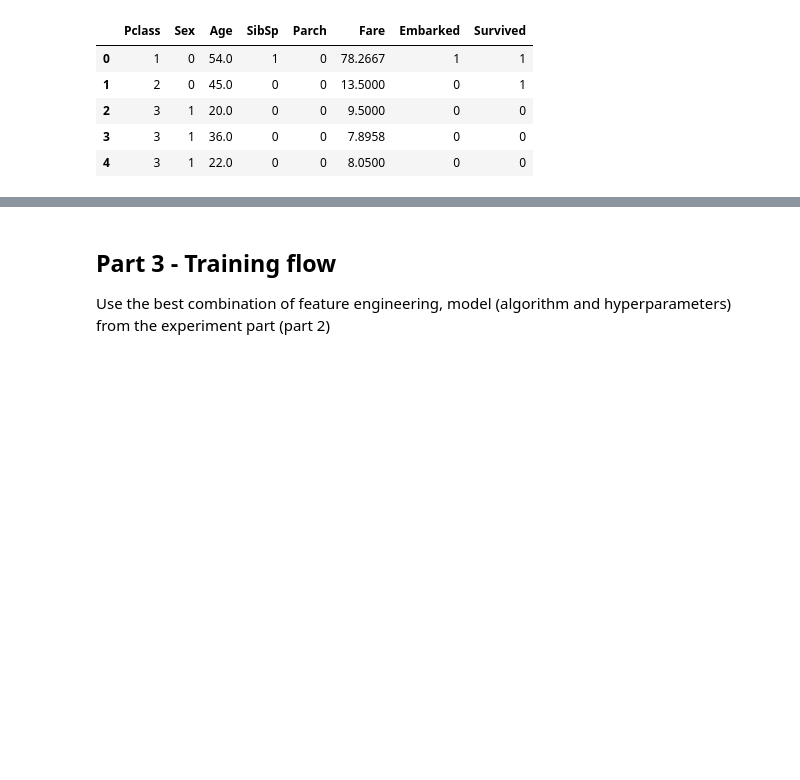
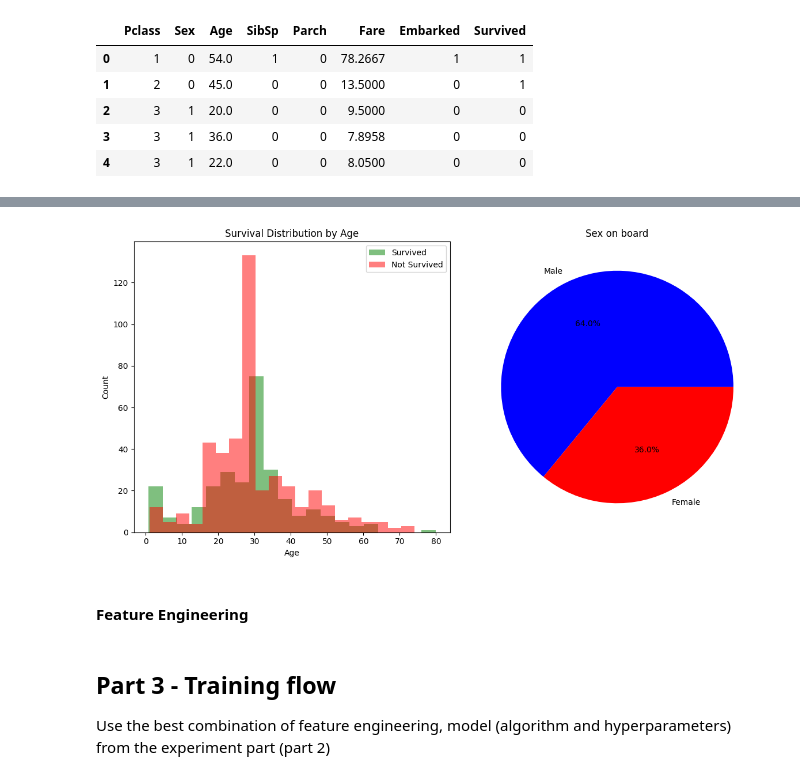
Before and after one commit to OrenIlu/Assignment2_supervised_learning_flow_TITANIC, a Jupyter notebook: Assignment2_supervised_learning_flow.ipynb, the cells around one changed output, grey strips where cells are left out. Saved outputs shown, nothing was run; the diff lists cells and outputs as text; code cells hidden in the pictures; blank space fills up the shorter version.

```diff
--- a/Assignment2_supervised_learning_flow.ipynb
+++ b/Assignment2_supervised_learning_flow.ipynb
@@ -49,9 +71,26 @@ Train dataset:
 # %%
-survived_data = df[df['Survived'] == 1]
+# Extract rows into two sets where column "Survived" is 1 (survived) and 0 (not survived)
+survived_data = train_df[train_df['Survived'] == 1]
+not_survived_data = train_df[train_df['Survived'] == 0]
 
-# Plot the survival rate by age
-survived_data['Age'].plot(kind='hist', bins=20, color='green', alpha=0.5)
-plt.xlabel('Age')
-plt.ylabel('Count')
-plt.title('Survival Distribution by Age')
+fig, axes = plt.subplots(1, 2, figsize=(12, 6))
+
+# Add first plot of the survival distribution by age
+axes[0].hist(survived_data['Age'], bins=20, color='green', alpha=0.5, label='Survived')
+axes[0].hist(not_survived_data['Age'], bins=20, color='red', alpha=0.5, label='Not Survived')
+axes[0].set_xlabel('Age')
+axes[0].set_ylabel('Count')
+axes[0].set_title('Survival Distribution by Age')
+axes[0].legend()
+
+# Adding another plot for Sex on board
+survival_counts = train_df['Sex'].value_counts()
+axes[1].pie(survival_counts, labels=['Male', 'Female'], autopct='%1.1f%%', colors=['blue', 'red'])
+axes[1].set_title('Sex on board')
+
+plt.tight_layout()
 plt.show()
+# %% [output]
+[figure, added]
+# %% [markdown]
+#### Feature Engineering
```
Also changed, not shown: parts of 6 cells of this notebook.
